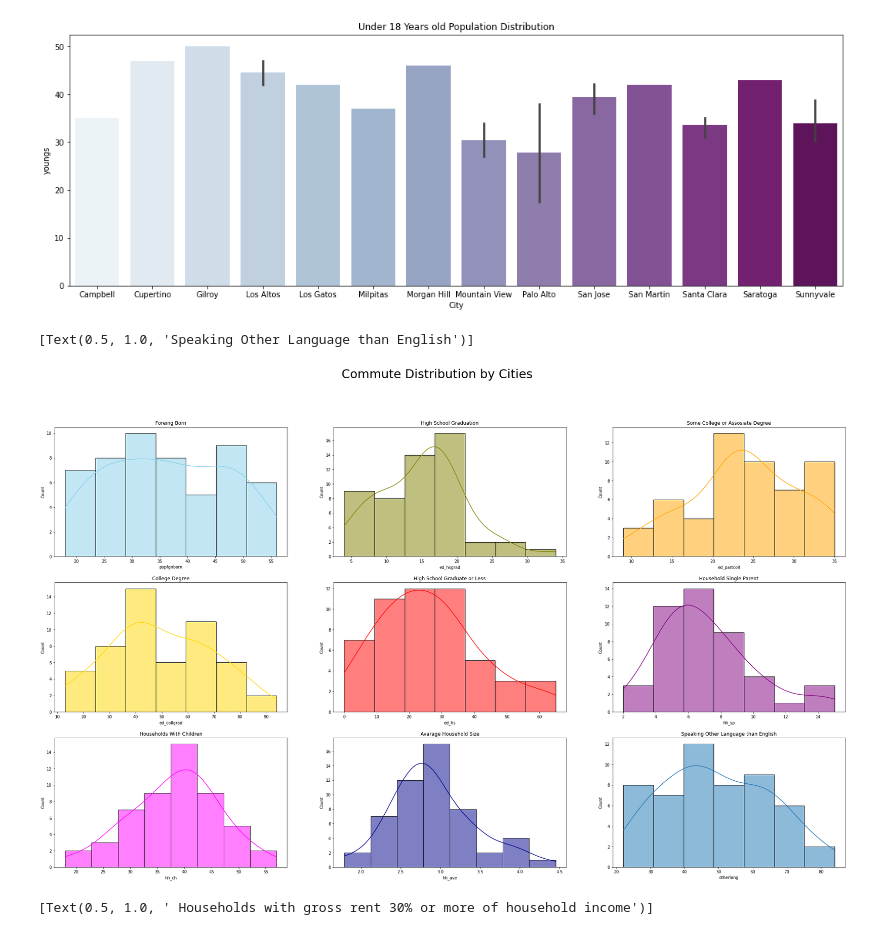
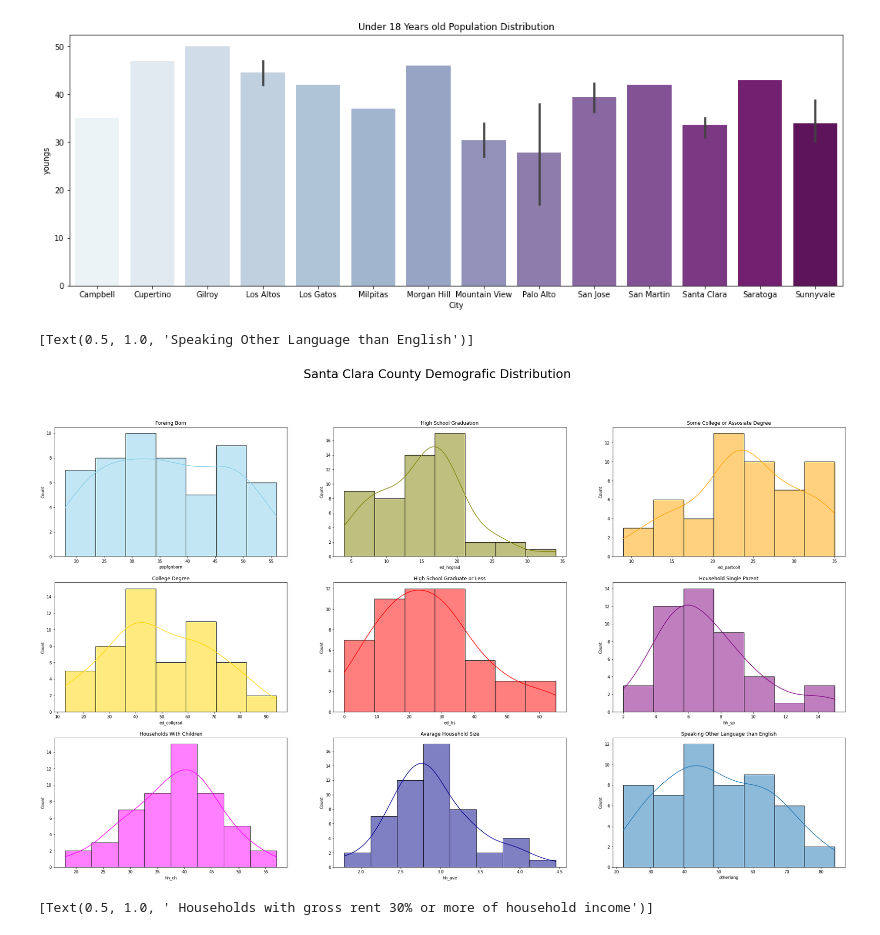
Before and after one commit to EsraMutlugun/EsraMutlugun, a Jupyter notebook: Data_SciencePROJECT.ipynb, the cells around one changed output. Saved outputs shown, nothing was run; the diff lists cells and outputs as text; code cells hidden in the pictures.

```diff
--- a/Data_SciencePROJECT.ipynb
+++ b/Data_SciencePROJECT.ipynb
@@ -526,20 +539,20 @@ sns.barplot(data=data, x="City", y="youngs",palette="BuPu",linewidth=3).set(titl
 # %%
 # Santa Clara County Demografic Distribution
 fig, axes = plt.subplots(3, 3, figsize=(35, 20))
-fig.suptitle('Commute Distribution by Cities',fontsize=30)
+fig.suptitle('Santa Clara County Demografic Distribution',fontsize=30)
 
 sns.histplot(ax=axes[0, 0], data=data, x='popfgnborn',color="skyblue",kde=True,linewidth=1).set(title='Foreing Born')
 sns.histplot(ax=axes[0, 1], data=data, x='ed_hsgrad',color="olive",kde=True,linewidth=1).set(title='High School Graduation')
 sns.histplot(ax=axes[0, 2], data=data, x='ed_partcoll',color="orange",kde=True,linewidth=1).set(title='Some College or Assosiate Degree')
 sns.histplot(ax=axes[1, 0], data=data, x='ed_collgrad',color="gold",kde=True,linewidth=1).set(title='College Degree')
 sns.histplot(ax=axes[1, 1], data=data, x='ed_hs',color="red",kde=True,linewidth=1).set(title='High School Graduate or Less')
 sns.histplot(ax=axes[1, 2], data=data, x='hh_sp',color="purple",kde=True,linewidth=1).set(title='Household Single Parent')
 sns.histplot(ax=axes[2, 0], data=data, x='hh_ch',color="magenta",kde=True,linewidth=1).set(title='Households With Children')
 sns.histplot(ax=axes[2, 1], data=data, x='hh_ave',color="darkblue",kde=True,linewidth=1).set(title='Avarage Household Size')
 sns.histplot(ax=axes[2, 2], data=data, x='otherlang',palette="green",kde=True,linewidth=1).set(title='Speaking Other Language than English')
 # %% [output]
 [Text(0.5, 1.0, 'Speaking Other Language than English')]
-[figure, old version]
+[figure, new version]
 # %%
 #Santa Clara County Commute Habits  Distribution
 fig, axes = plt.subplots(4, 2, figsize=(35, 20))
```
Also changed, not shown: parts of 8 cells of this notebook.
